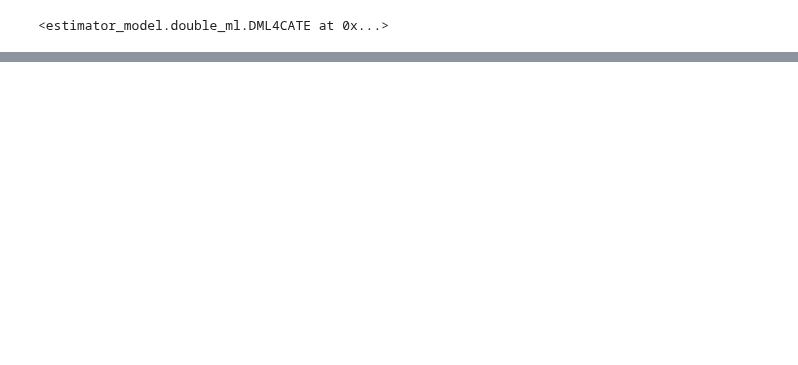
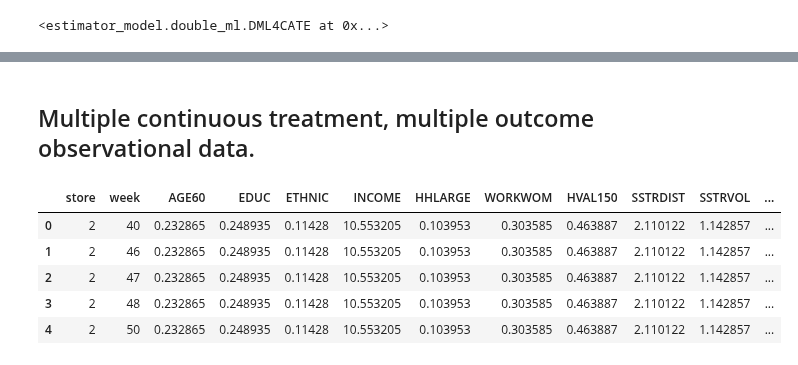
Before and after one commit to DataCanvasIO/YLearn, a Jupyter notebook: test_est.ipynb, the cells around one changed output, grey strips where cells are left out. Drawn from its saved outputs; the diff is of its cells as text; code cells hidden in the pictures; blank space fills up the shorter version.

```diff
--- a/test_est.ipynb
+++ b/test_est.ipynb
@@ -340,0 +344,29 @@ plt.show()
+# %% [markdown]
+## Multiple continuous treatment, multiple outcome observational data.
+# %%
+oj_data = pd.read_csv(file_name)
+oj_data['price'] = np.log(oj_data["price"])
+groupbylist = ["store", "week", "AGE60", "EDUC", "ETHNIC", "INCOME",
+               "HHLARGE", "WORKWOM", "HVAL150",
+               "SSTRDIST", "SSTRVOL", "CPDIST5", "CPWVOL5"]
+oj_data1 = pd.pivot_table(oj_data,index=groupbylist,
+                          columns=oj_data.groupby(groupbylist).cumcount(),
+                          values=['logmove', 'price'],
+                          aggfunc='sum').reset_index()
+oj_data1.columns = oj_data1.columns.map('{0[0]}{0[1]}'.format)
+oj_data1 = oj_data1.rename(index=str,
+                           columns={"logmove0": "logmove_T",
+                                    "logmove1": "logmove_M",
+                                    "logmove2":"logmove_D",
+                                    "price0":"price_T",
+                                    "price1":"price_M",
+                                    "price2":"price_D"})
+# %%
+oj_data1.head()
+# %% [output]
+|  | store | week | AGE60 | EDUC | ETHNIC | INCOME | HHLARGE | WORKWOM | HVAL150 | SSTRDIST | SSTRVOL | ... |
+| 0 | 2 | 40 | 0.232865 | 0.248935 | 0.11428 | 10.553205 | 0.103953 | 0.303585 | 0.463887 | 2.110122 | 1.142857 | ... |
+| 1 | 2 | 46 | 0.232865 | 0.248935 | 0.11428 | 10.553205 | 0.103953 | 0.303585 | 0.463887 | 2.110122 | 1.142857 | ... |
+| 2 | 2 | 47 | 0.232865 | 0.248935 | 0.11428 | 10.553205 | 0.103953 | 0.303585 | 0.463887 | 2.110122 | 1.142857 | ... |
+| 3 | 2 | 48 | 0.232865 | 0.248935 | 0.11428 | 10.553205 | 0.103953 | 0.303585 | 0.463887 | 2.110122 | 1.142857 | ... |
+| 4 | 2 | 50 | 0.232865 | 0.248935 | 0.11428 | 10.553205 | 0.103953 | 0.303585 | 0.463887 | 2.110122 | 1.142857 | ... |
```
Also changed, not shown: parts of 14 cells of this notebook, 1 other file.
